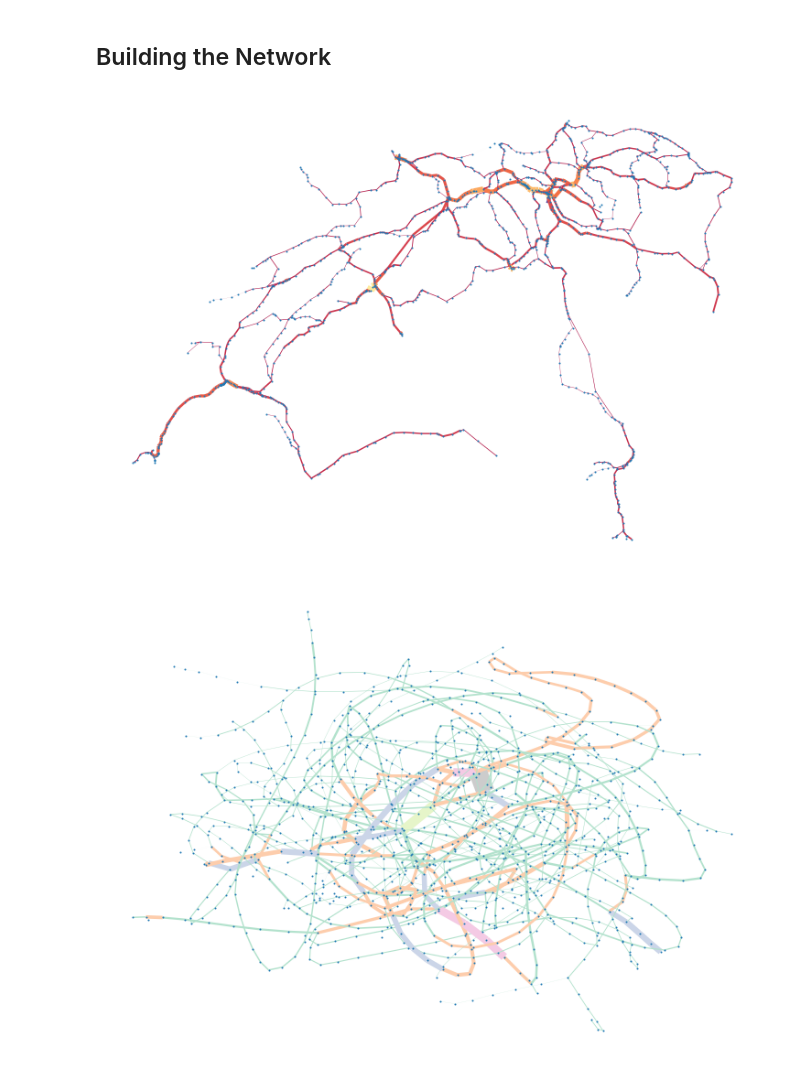
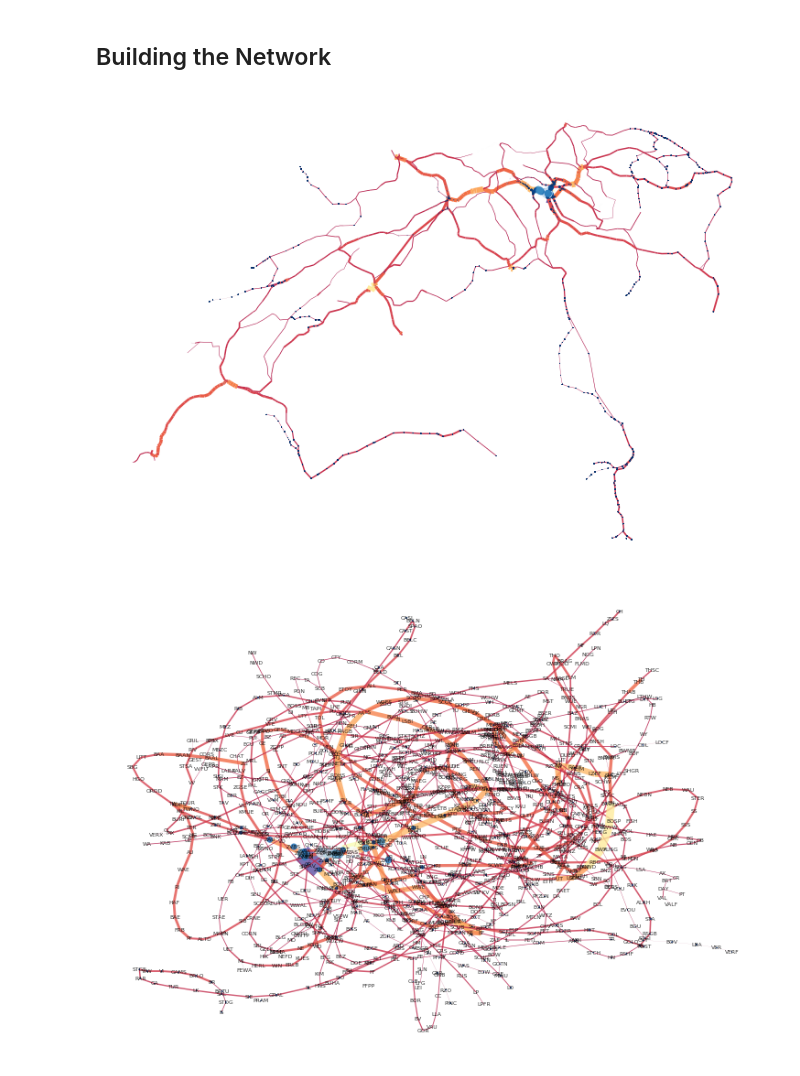
Before and after one commit to GAnagno/Social-Web, a Jupyter notebook: SBB.ipynb, the cells around one changed output. Drawn from its saved outputs; the diff is of its cells as text; code cells hidden in the pictures.

```diff
--- a/SBB.ipynb
+++ b/SBB.ipynb
@@ -59,19 +60,29 @@ D = nx.from_pandas_edgelist(df, source = 'BP_Von_Abschnitt', target = 'BP_Bis_Ab
 # %%
 G = nx.Graph(D)
 # %%
-color = np.array(list(nx.get_edge_attributes(G,'Anzahl_Zuege').values()))
-color = color / np.max(color)
+bond = np.array(list(nx.get_edge_attributes(G,'Anzahl_Zuege').values()))
+bond = bond / np.max(bond)
 # %%
 from matplotlib import cm
+# %%
+# Calculate degree centrality,
+eigenvector_centrality = nx.eigenvector_centrality(G)
+
+# Set degree centrality metrics on each node,
+nx.set_node_attributes(G, eigenvector_centrality, 'ec')
+# %%
+ec = np.array(list(nx.get_node_attributes(G,'ec').values()))
 # %%
 plt.figure(figsize = (10,7))
-nx.draw(G, pos=pos, edge_color=color, with_labels=False, node_size=1 , width=color*20, edge_cmap=plt.cm.Spectral)
+nx.draw(G, pos=pos, edge_color=bond, node_color=ec, with_labels=False, node_size=ec*300,
+        width=bond*20, edge_cmap=plt.cm.Spectral, cmap=plt.cm.Blues_r, alpha=1)
 # %% [output]
-[figure, old version]
+[figure, new version]
 # %%
-my_pos = nx.spring_layout(G, seed=6)
+_pos = nx.spring_layout(G, seed=0)
 # %%
 plt.figure(figsize = (10,7))
-nx.draw(G, pos=my_pos, edge_color=color, with_labels=False, node_size=1 , width=color*20, edge_cmap=plt.cm.Pastel2)
+nx.draw(G, pos=_pos, edge_color=bond, node_color=ec, with_labels=True, font_size=6, node_size=ec*300,
+        width=bond*20, edge_cmap=plt.cm.Spectral, cmap=plt.cm.Blues_r, alpha=0.8)
 # %% [output]
-[figure, old version]
+[figure, new version]
```
Also changed, not shown: parts of 1 cell of this notebook.
